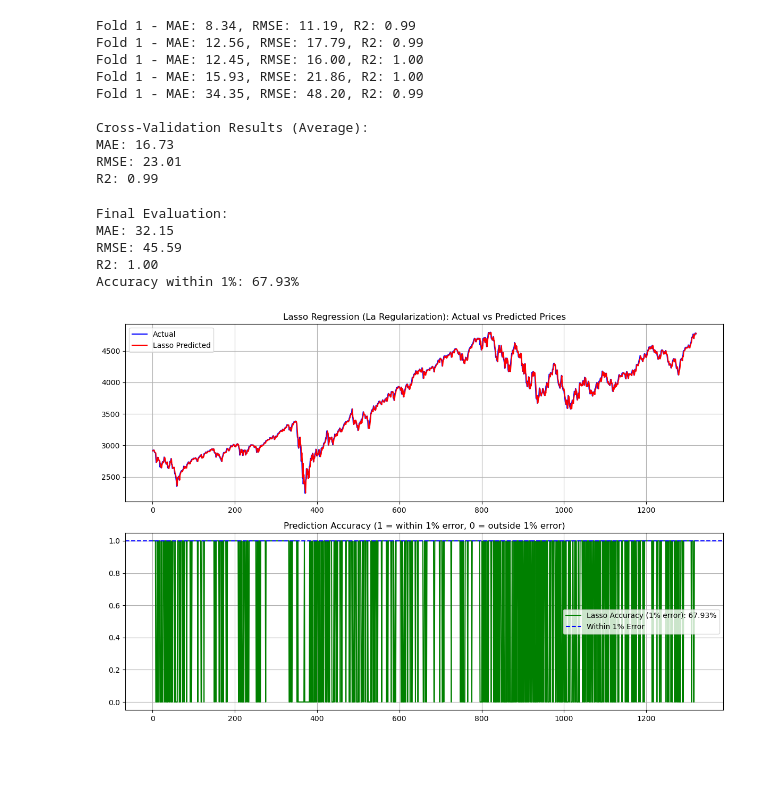
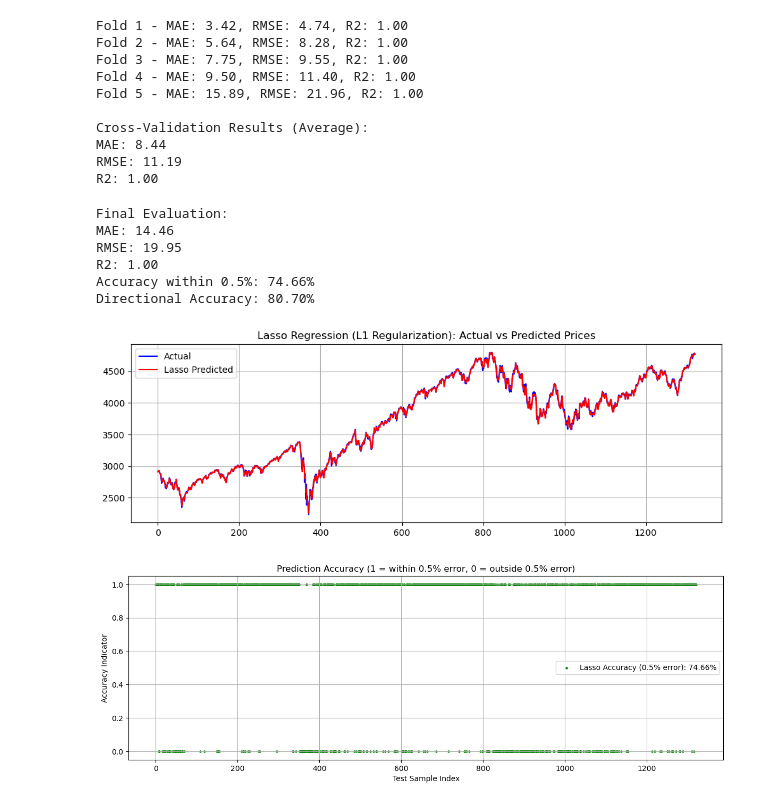
Before and after one commit to KaiOnNg/ML_Project, a Jupyter notebook: linear.ipynb, the cells around one changed output. Cells and saved outputs as stored; diff of their text form; code cells hidden in the pictures; blank space fills up the shorter version.

Commit message:
fix: linear model fixing

```diff
--- a/linear.ipynb
+++ b/linear.ipynb
@@ -37,9 +47,8 @@ X_scaled = scaler.fit_transform(X)
 # %%
 # Time Series Cross-Validation
 tscv = TimeSeriesSplit(n_splits=5)
-
 # Initialize Lasso Regression (L1 Regularization)
-lasso_model = Lasso(alpha=0.1)
+lasso_model = Lasso(alpha=0.1, max_iter=5000)
 # %%
 mae, rmse, r2 = [], [], []
 fold = 1
@@ -56,74 +65,102 @@ for train_idx, test_idx in tscv.split(X_scaled):
     r2.append(r2_score(y_test, lasso_pred))
 
     print(f'Fold {fold} - MAE: {mae[-1]:.2f}, RMSE: {rmse[-1]:.2f}, R2: {r2[-1]:.2f}')
+    fold += 1
 
 print("\nCross-Validation Results (Average):")
 print(f'MAE: {np.mean(mae):.2f}')
 print(f'RMSE: {np.mean(rmse):.2f}')
 print(f'R2: {np.mean(r2):.2f}')
 # %% [output]
-Fold 1 - MAE: 8.34, RMSE: 11.19, R2: 0.99
-Fold 1 - MAE: 12.56, RMSE: 17.79, R2: 0.99
-Fold 1 - MAE: 12.45, RMSE: 16.00, R2: 1.00
-Fold 1 - MAE: 15.93, RMSE: 21.86, R2: 1.00
-Fold 1 - MAE: 34.35, RMSE: 48.20, R2: 0.99
+Fold 1 - MAE: 3.42, RMSE: 4.74, R2: 1.00
+Fold 2 - MAE: 5.64, RMSE: 8.28, R2: 1.00
+Fold 3 - MAE: 7.75, RMSE: 9.55, R2: 1.00
+Fold 4 - MAE: 9.50, RMSE: 11.40, R2: 1.00
+Fold 5 - MAE: 15.89, RMSE: 21.96, R2: 1.00
 
 Cross-Validation Results (Average):
-MAE: 16.73
-RMSE: 23.01
-R2: 0.99
+MAE: 8.44
+RMSE: 11.19
+R2: 1.00
 # %%
 # Train-test split for final evaluation
 split_idx = int(len(X_scaled) * 0.8)
 X_train, X_test = X_scaled[:split_idx], X_scaled[split_idx:]
 y_train, y_test = y[:split_idx], y[split_idx:]
 
+# Train the Lasso model
 lasso_model.fit(X_train, y_train)
 lasso_pred = lasso_model.predict(X_test)
 
-# Final evaluation
+# Convert to NumPy arrays for consistency
+y_test = np.array(y_test)
+lasso_pred = np.array(lasso_pred)
+
+# Final evaluation metrics
 mae = mean_absolute_error(y_test, lasso_pred)
 rmse = np.sqrt(mean_squared_error(y_test, lasso_pred))
 r2 = r2_score(y_test, lasso_pred)
 
-# 1% Error Check
-lasso_accuracy = [abs((pred - actual) / actual) <= 0.01 for pred, actual in zip(lasso_pred, y_test)]
-lasso_accuracy_rate = sum(lasso_accuracy) / len(lasso_accuracy) * 100
+# Accuracy within 0.5% error
+lasso_accuracy = np.abs((lasso_pred - y_test) / y_test) <= 0.005
+lasso_accuracy_rate = np.mean(lasso_accuracy) * 100
 
+# Directional Accuracy
+actual_direction = np.diff(y_test) > 0  # True if the actual value goes up
+predicted_direction = np.diff(lasso_pred) > 0  # True if the predicted value goes up
+directional_accuracy = np.mean(actual_direction == predicted_direction) * 100
+
+# Print results
 print("\nFinal Evaluation:")
 print(f'MAE: {mae:.2f}')
 print(f'RMSE: {rmse:.2f}')
 print(f'R2: {r2:.2f}')
-print(f'Accuracy within 1%: {lasso_accuracy_rate:.2f}%')
+print(f'Accuracy within 0.5%: {lasso_accuracy_rate:.2f}%')
+print(f'Directional Accuracy: {directional_accuracy:.2f}%')
 # %% [output]
 Final Evaluation:
-MAE: 32.15
-RMSE: 45.59
+MAE: 14.46
+RMSE: 19.95
 R2: 1.00
-Accuracy within 1%: 67.93%
+Accuracy within 0.5%: 74.66%
+Directional Accuracy: 80.70%
 # %%
 # Visualization
 plt.figure(figsize=(12, 8))
 
 # Lasso Regression: Actual vs Predicted
 plt.subplot(2, 1, 1)
 plt.plot(range(len(y_test)), y_test, label='Actual', color='blue')
 plt.plot(range(len(lasso_pred)), lasso_pred, label='Lasso Predicted', color='red')
-plt.title(f'Lasso Regression (La Regularization): Actual vs Predicted Prices')
+plt.title(f'Lasso Regression (L1 Regularization): Actual vs Predicted Prices')
 plt.legend()
 plt.grid(True)
 
-# 1% Error Accuracy
+# 0.5% Error Accuracy
+lasso_accuracy_plot = [1 if abs((p - a) / a) <= 0.005 else 0 for p, a in zip(lasso_pred, y_test)]
+lasso_accuracy_rate = sum(lasso_accuracy_plot) / len(lasso_accuracy_plot) * 100
+
+# Plot the prediction accuracy
+plt.figure(figsize=(12, 8))
+
 plt.subplot(2, 1, 2)
-lasso_accuracy_plot = [1 if abs((p - a) / a) <= 0.01 else 0 for p, a in zip(lasso_pred, y_test)]
-plt.plot(lasso_accuracy_plot, label=f'Lasso Accuracy (1% error): {lasso_accuracy_rate:.2f}%', color='green')
+plt.scatter(
+    range(len(lasso_accuracy_plot)),
+    lasso_accuracy_plot,
+    label=f'Lasso Accuracy (0.5% error): {lasso_accuracy_rate:.2f}%',
+    color='green', s=5
+)
 
-plt.axhline(y=1, color='blue', linestyle='--', label='Within 1% Error')
-plt.title('Prediction Accuracy (1 = within 1% error, 0 = outside 1% error)')
+# Add title, legend, and grid
+plt.title('Prediction Accuracy (1 = within 0.5% error, 0 = outside 0.5% error)')
+plt.xlabel('Test Sample Index')
+plt.ylabel('Accuracy Indicator')
 plt.legend()
 plt.grid(True)
 
+# Adjust layout to prevent overlap
 plt.tight_layout()
 plt.show()
 # %% [output]
-[figure, old version]
+[figure, new version]
+[figure, added]
```
Also changed, not shown: parts of 1 cell of this notebook, 1 other file.
